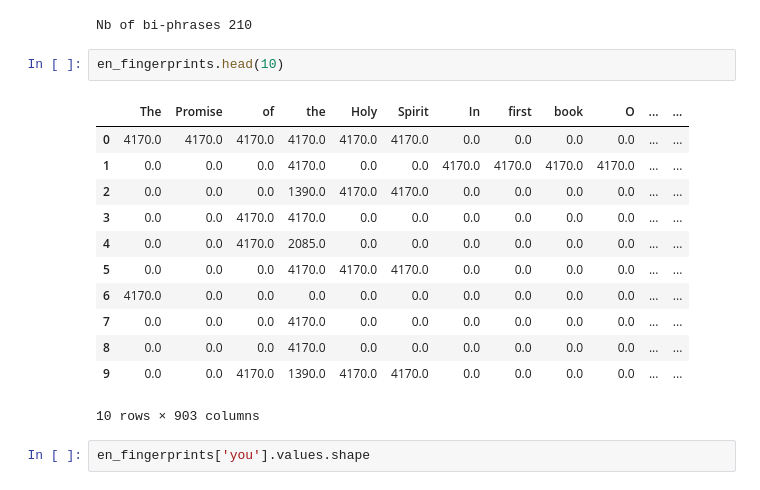
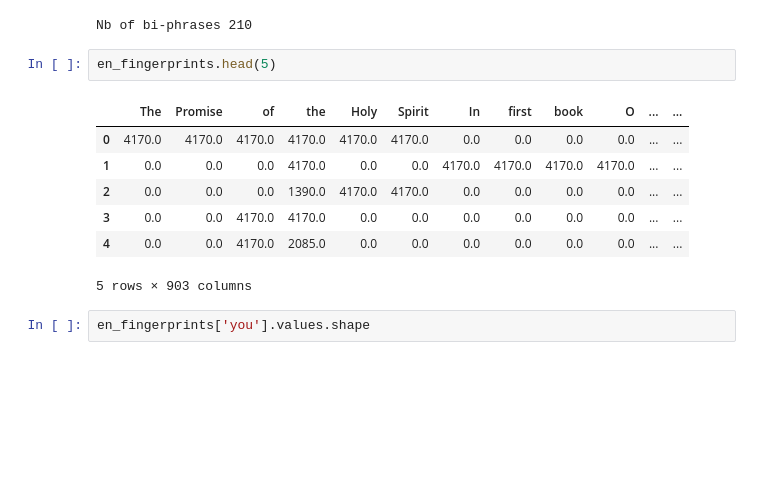
Before and after one commit to frankl1/Word2vec-For-NER-In-Low-Resource-Languages, a Jupyter notebook: fnn-ne-projection.ipynb, the cells around one changed output. Drawn from its saved outputs; the diff is of its cells as text; blank space fills up the shorter version.

```diff
--- a/fnn-ne-projection.ipynb
+++ b/fnn-ne-projection.ipynb
@@ -273,20 +439,15 @@ en_fingerprints = corpus_fingerprint(en_corpus, en_nb_of_phrases)
 # %% [output]
 Nb of bi-phrases 210
 # %%
-en_fingerprints.head(10)
+en_fingerprints.head(5)
 # %% [output]
 |  | The | Promise | of | the | Holy | Spirit | In | first | book | O | ... | ... |
 | 0 | 4170.0 | 4170.0 | 4170.0 | 4170.0 | 4170.0 | 4170.0 | 0.0 | 0.0 | 0.0 | 0.0 | ... | ... |
 | 1 | 0.0 | 0.0 | 0.0 | 4170.0 | 0.0 | 0.0 | 4170.0 | 4170.0 | 4170.0 | 4170.0 | ... | ... |
 | 2 | 0.0 | 0.0 | 0.0 | 1390.0 | 4170.0 | 4170.0 | 0.0 | 0.0 | 0.0 | 0.0 | ... | ... |
 | 3 | 0.0 | 0.0 | 4170.0 | 4170.0 | 0.0 | 0.0 | 0.0 | 0.0 | 0.0 | 0.0 | ... | ... |
 | 4 | 0.0 | 0.0 | 4170.0 | 2085.0 | 0.0 | 0.0 | 0.0 | 0.0 | 0.0 | 0.0 | ... | ... |
-| 5 | 0.0 | 0.0 | 0.0 | 4170.0 | 4170.0 | 4170.0 | 0.0 | 0.0 | 0.0 | 0.0 | ... | ... |
-| 6 | 4170.0 | 0.0 | 0.0 | 0.0 | 0.0 | 0.0 | 0.0 | 0.0 | 0.0 | 0.0 | ... | ... |
-| 7 | 0.0 | 0.0 | 0.0 | 4170.0 | 0.0 | 0.0 | 0.0 | 0.0 | 0.0 | 0.0 | ... | ... |
-| 8 | 0.0 | 0.0 | 0.0 | 4170.0 | 0.0 | 0.0 | 0.0 | 0.0 | 0.0 | 0.0 | ... | ... |
-| 9 | 0.0 | 0.0 | 4170.0 | 1390.0 | 4170.0 | 4170.0 | 0.0 | 0.0 | 0.0 | 0.0 | ... | ... |
-10 rows × 903 columns
+5 rows × 903 columns
 # %%
 en_fingerprints['you'].values.shape
 # %% [output]
```
Also changed, not shown: parts of 37 cells of this notebook, 5 other files.
